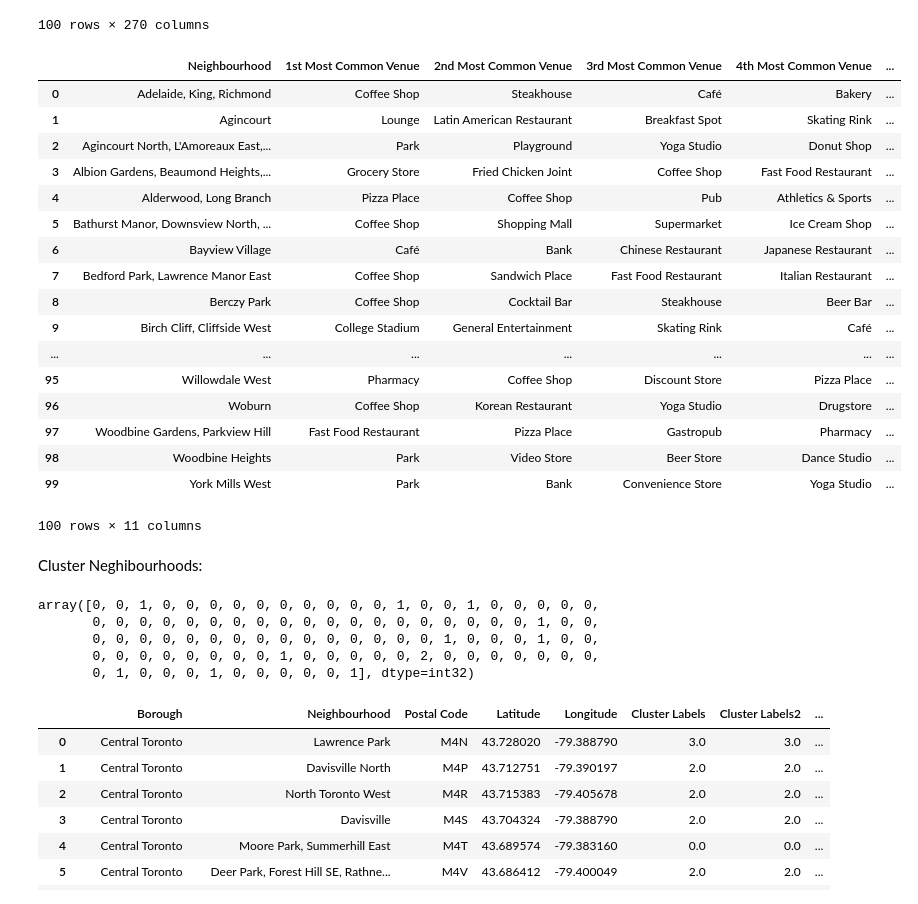
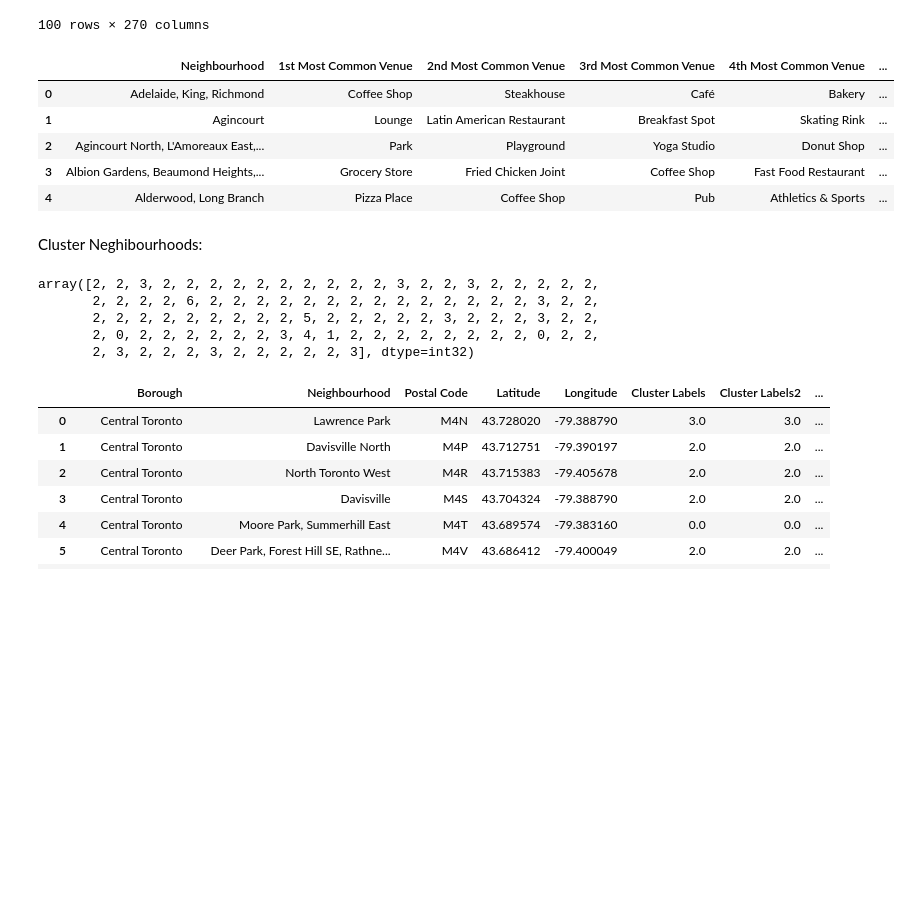
Before and after one commit to Eyal-Hashim/Coursera_Capstone, a Jupyter notebook: week3_3.ipynb, the cells around one changed output. Saved outputs shown, nothing was run; the diff lists cells and outputs as text; code cells hidden in the pictures; blank space fills up the shorter version.

Commit message:
Published from Watson Studio.

```diff
--- a/week3_3.ipynb
+++ b/week3_3.ipynb
@@ -285,50 +285,38 @@ def return_most_common_venues(row, num_top_venues):
 # %%
 import numpy as np
 
 num_top_venues = 10
 
 indicators = ['st', 'nd', 'rd']
 
 # create columns according to number of top venues
 columns = ['Neighbourhood']
 for ind in np.arange(num_top_venues):
     try:
         columns.append('{}{} Most Common Venue'.format(ind+1, indicators[ind]))
     except:
         columns.append('{}th Most Common Venue'.format(ind+1))
 
 # create a new dataframe
 neighborhoods_venues_sorted = pd.DataFrame(columns=columns)
 neighborhoods_venues_sorted['Neighbourhood'] = toronto_grouped['Neighbourhood']
 
 for ind in np.arange(toronto_grouped.shape[0]):
     neighborhoods_venues_sorted.iloc[ind, 1:] = return_most_common_venues(toronto_grouped.iloc[ind, :], num_top_venues)
 
-neighborhoods_venues_sorted
+neighborhoods_venues_sorted.head()
 # %% [output]
 |  | Neighbourhood | 1st Most Common Venue | 2nd Most Common Venue | 3rd Most Common Venue | 4th Most Common Venue | ... |
 | 0 | Adelaide, King, Richmond | Coffee Shop | Steakhouse | Café | Bakery | ... |
 | 1 | Agincourt | Lounge | Latin American Restaurant | Breakfast Spot | Skating Rink | ... |
 | 2 | Agincourt North, L'Amoreaux East,... | Park | Playground | Yoga Studio | Donut Shop | ... |
 | 3 | Albion Gardens, Beaumond Heights,... | Grocery Store | Fried Chicken Joint | Coffee Shop | Fast Food Restaurant | ... |
 | 4 | Alderwood, Long Branch | Pizza Place | Coffee Shop | Pub | Athletics & Sports | ... |
-| 5 | Bathurst Manor, Downsview North, ... | Coffee Shop | Shopping Mall | Supermarket | Ice Cream Shop | ... |
-| 6 | Bayview Village | Café | Bank | Chinese Restaurant | Japanese Restaurant | ... |
-| 7 | Bedford Park, Lawrence Manor East | Coffee Shop | Sandwich Place | Fast Food Restaurant | Italian Restaurant | ... |
-| 8 | Berczy Park | Coffee Shop | Cocktail Bar | Steakhouse | Beer Bar | ... |
-| 9 | Birch Cliff, Cliffside West | College Stadium | General Entertainment | Skating Rink | Café | ... |
-| ... | ... | ... | ... | ... | ... | ... |
-| 95 | Willowdale West | Pharmacy | Coffee Shop | Discount Store | Pizza Place | ... |
-| 96 | Woburn | Coffee Shop | Korean Restaurant | Yoga Studio | Drugstore | ... |
-| 97 | Woodbine Gardens, Parkview Hill | Fast Food Restaurant | Pizza Place | Gastropub | Pharmacy | ... |
-| 98 | Woodbine Heights | Park | Video Store | Beer Store | Dance Studio | ... |
-| 99 | York Mills West | Park | Bank | Convenience Store | Yoga Studio | ... |
-100 rows × 11 columns
 # %% [markdown]
 Cluster Neghibourhoods:
 # %%
 # set number of clusters
-kclusters = 3
+kclusters = 7
 
 toronto_grouped_clustering = toronto_grouped.drop('Neighbourhood', 1)
 
@@ -338,11 +326,11 @@ kmeans = KMeans(n_clusters=kclusters, random_state=0).fit(toronto_grouped_cluste
 # check cluster labels generated for each row in the dataframe
 kmeans.labels_[0:100]
 # %% [output]
-array([0, 0, 1, 0, 0, 0, 0, 0, 0, 0, 0, 0, 0, 1, 0, 0, 1, 0, 0, 0, 0, 0,
-       0, 0, 0, 0, 0, 0, 0, 0, 0, 0, 0, 0, 0, 0, 0, 0, 0, 0, 0, 1, 0, 0,
-       0, 0, 0, 0, 0, 0, 0, 0, 0, 0, 0, 0, 0, 0, 0, 1, 0, 0, 0, 1, 0, 0,
-       0, 0, 0, 0, 0, 0, 0, 0, 1, 0, 0, 0, 0, 0, 2, 0, 0, 0, 0, 0, 0, 0,
-       0, 1, 0, 0, 0, 1, 0, 0, 0, 0, 0, 1], dtype=int32)
+array([2, 2, 3, 2, 2, 2, 2, 2, 2, 2, 2, 2, 2, 3, 2, 2, 3, 2, 2, 2, 2, 2,
+       2, 2, 2, 2, 6, 2, 2, 2, 2, 2, 2, 2, 2, 2, 2, 2, 2, 2, 2, 3, 2, 2,
+       2, 2, 2, 2, 2, 2, 2, 2, 2, 5, 2, 2, 2, 2, 2, 3, 2, 2, 2, 3, 2, 2,
+       2, 0, 2, 2, 2, 2, 2, 2, 3, 4, 1, 2, 2, 2, 2, 2, 2, 2, 2, 0, 2, 2,
+       2, 3, 2, 2, 2, 3, 2, 2, 2, 2, 2, 3], dtype=int32)
 # %%
 # add clustering labels
 neighborhoods_venues_sorted.insert(0, 'Cluster Labels', kmeans.labels_)
```
